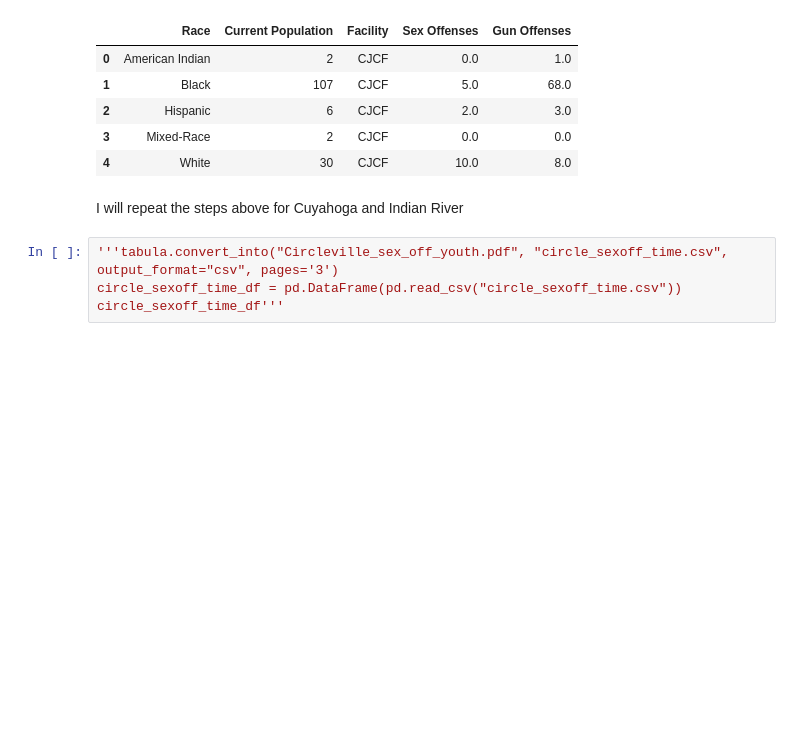
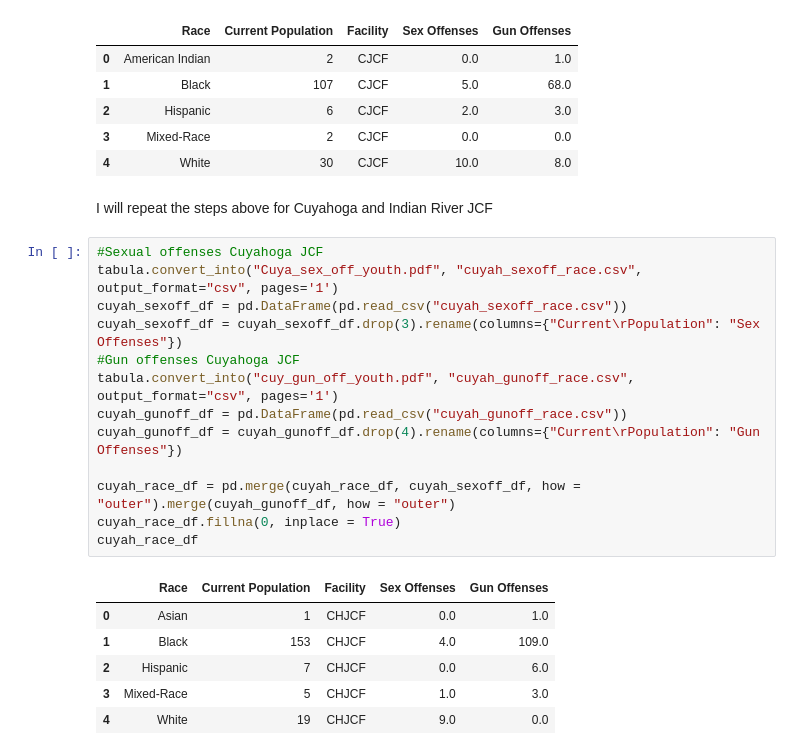
Before and after one commit to bianca-amoako/data_EMATfa24, a Jupyter notebook: Final Project/final_project_amoako.ipynb, the cells around one changed output. Drawn from its saved outputs; the diff is of its cells as text; blank space fills up the shorter version.

```diff
--- a/Final Project/final_project_amoako.ipynb
+++ b/Final Project/final_project_amoako.ipynb
@@ -139,8 +139,24 @@ circle_race_df
 | 3 | Mixed-Race | 2 | CJCF | 0.0 | 0.0 |
 | 4 | White | 30 | CJCF | 10.0 | 8.0 |
 # %% [markdown]
-I will repeat the steps above for Cuyahoga and Indian River
+I will repeat the steps above for Cuyahoga and Indian River JCF
 # %%
-'''tabula.convert_into("Circleville_sex_off_youth.pdf", "circle_sexoff_time.csv", output_format="csv", pages='3')
-circle_sexoff_time_df = pd.DataFrame(pd.read_csv("circle_sexoff_time.csv"))
-circle_sexoff_time_df'''
+#Sexual offenses Cuyahoga JCF
+tabula.convert_into("Cuya_sex_off_youth.pdf", "cuyah_sexoff_race.csv", output_format="csv", pages='1')
+cuyah_sexoff_df = pd.DataFrame(pd.read_csv("cuyah_sexoff_race.csv"))
+cuyah_sexoff_df = cuyah_sexoff_df.drop(3).rename(columns={"Current\rPopulation": "Sex Offenses"})
+#Gun offenses Cuyahoga JCF
+tabula.convert_into("cuy_gun_off_youth.pdf", "cuyah_gunoff_race.csv", output_format="csv", pages='1')
+cuyah_gunoff_df = pd.DataFrame(pd.read_csv("cuyah_gunoff_race.csv"))
+cuyah_gunoff_df = cuyah_gunoff_df.drop(4).rename(columns={"Current\rPopulation": "Gun Offenses"})
+
+cuyah_race_df = pd.merge(cuyah_race_df, cuyah_sexoff_df, how = "outer").merge(cuyah_gunoff_df, how = "outer")
+cuyah_race_df.fillna(0, inplace = True)
+cuyah_race_df
+# %% [output]
+|  | Race | Current Population | Facility | Sex Offenses | Gun Offenses |
+| 0 | Asian | 1 | CHJCF | 0.0 | 1.0 |
+| 1 | Black | 153 | CHJCF | 4.0 | 109.0 |
+| 2 | Hispanic | 7 | CHJCF | 0.0 | 6.0 |
+| 3 | Mixed-Race | 5 | CHJCF | 1.0 | 3.0 |
+| 4 | White | 19 | CHJCF | 9.0 | 0.0 |
```
Also changed, not shown: parts of 9 cells of this notebook, 4 other files.
